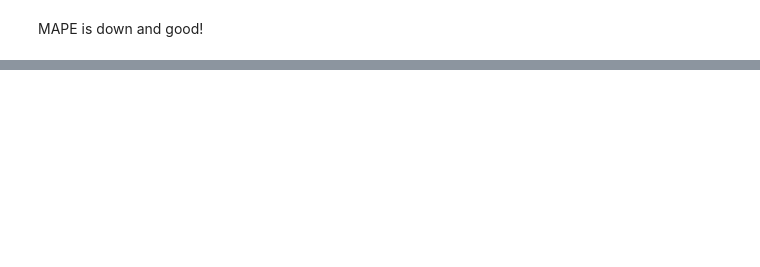
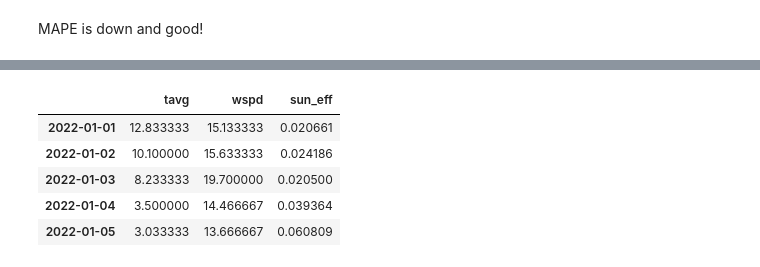
Before and after one commit to mita765/MScThesis, a Jupyter notebook: Thesis-TR.ipynb, the cells around one changed output, grey strips where cells are left out. Cells and saved outputs as stored; diff of their text form; code cells hidden in the pictures; blank space fills up the shorter version.

```diff
--- a/Thesis-TR.ipynb
+++ b/Thesis-TR.ipynb
@@ -541,0 +562,7 @@ MAPE is down and good!
+# %%
+w_start = datetime.datetime(2022, 1, 1)
+w_end = datetime.datetime(2022, 12, 31)
+# %%
+ldn_wdat_dly = met.Daily(ldn, start=w_start, end=w_end).fetch().interpolate()[["tavg", "wspd"]]
+edi_wdat_dly = met.Daily(edi, start=w_start, end=w_end).fetch().interpolate()[["tavg", "wspd"]]
+cdf_wdat_dly = met.Daily(cdf, start=w_start, end=w_end).fetch().interpolate()[["tavg", "wspd"]]
@@ -541,0 +606,9 @@ MAPE is down and good!
+# %%
+mean_wdat_dly.head()
+# %% [output]
+|  | tavg | wspd | sun_eff |
+| 2022-01-01 | 12.833333 | 15.133333 | 0.020661 |
+| 2022-01-02 | 10.100000 | 15.633333 | 0.024186 |
+| 2022-01-03 | 8.233333 | 19.700000 | 0.020500 |
+| 2022-01-04 | 3.500000 | 14.466667 | 0.039364 |
+| 2022-01-05 | 3.033333 | 13.666667 | 0.060809 |
```
Also changed, not shown: parts of 38 cells of this notebook.
